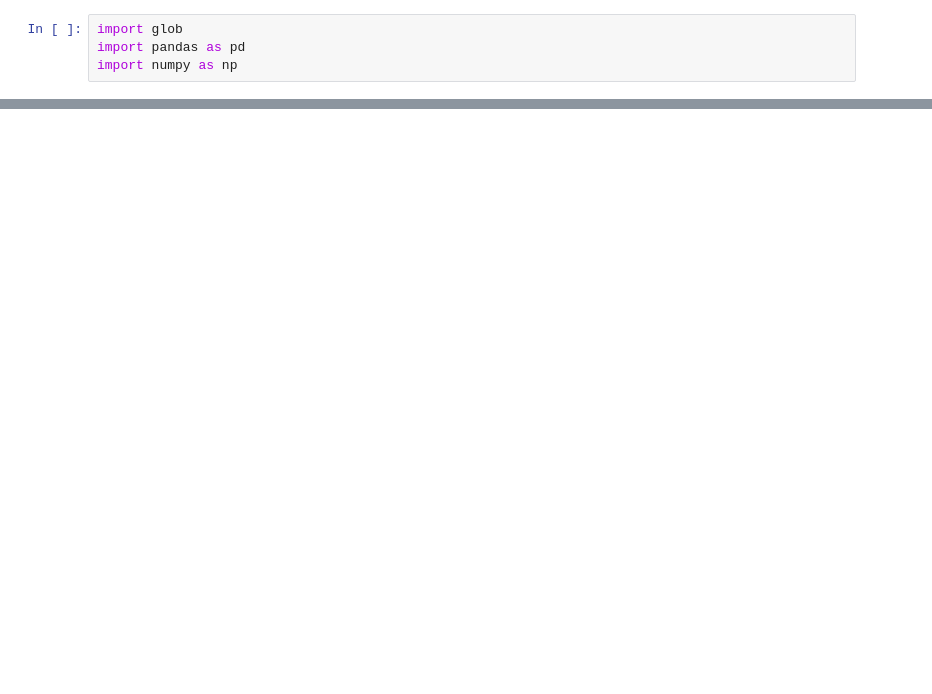
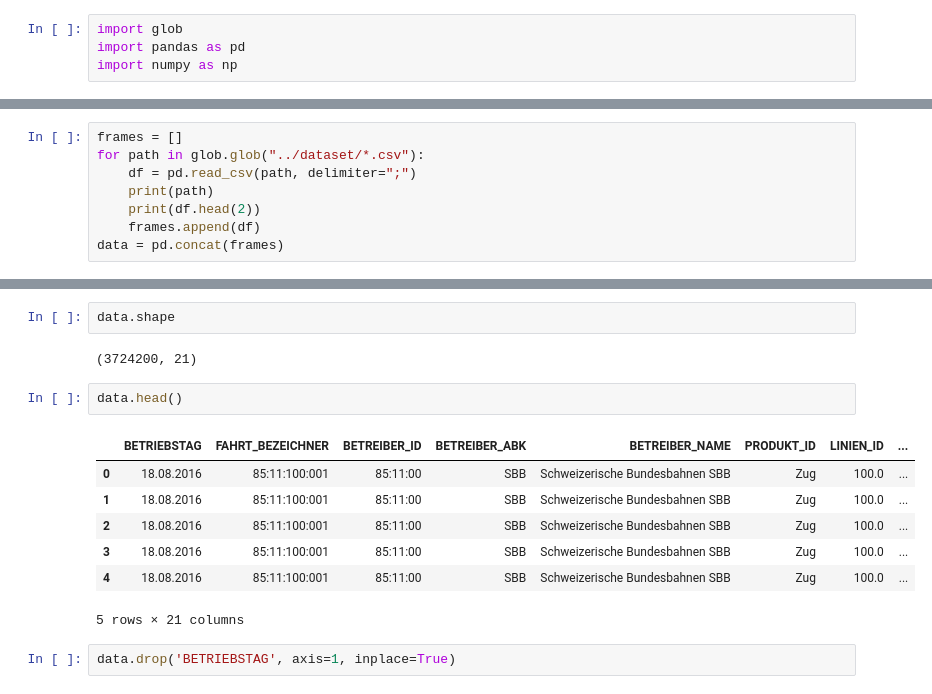
Before and after one commit to IlievskiV/train-bot, a Jupyter notebook: ML/Test_Script.ipynb, the cells around one changed output, grey strips where cells are left out. Cells and saved outputs as stored; diff of their text form; blank space fills up the shorter version.

Commit message:
data load

```diff
--- a/ML/Test_Script.ipynb
+++ b/ML/Test_Script.ipynb
@@ -24,0 +5,8 @@ glob.glob("*.csv")
+# %%
+frames = []
+for path in glob.glob("../dataset/*.csv"):
+    df = pd.read_csv(path, delimiter=";")
+    print(path)
+    print(df.head(2))
+    frames.append(df)
+data = pd.concat(frames)
@@ -24,0 +48,16 @@ glob.glob("*.csv")
+# %%
+data.shape
+# %% [output]
+(3724200, 21)
+# %%
+data.head()
+# %% [output]
+|  | BETRIEBSTAG | FAHRT_BEZEICHNER | BETREIBER_ID | BETREIBER_ABK | BETREIBER_NAME | PRODUKT_ID | LINIEN_ID | ... |
+| 0 | 18.08.2016 | 85:11:100:001 | 85:11:00 | SBB | Schweizerische Bundesbahnen SBB | Zug | 100.0 | ... |
+| 1 | 18.08.2016 | 85:11:100:001 | 85:11:00 | SBB | Schweizerische Bundesbahnen SBB | Zug | 100.0 | ... |
+| 2 | 18.08.2016 | 85:11:100:001 | 85:11:00 | SBB | Schweizerische Bundesbahnen SBB | Zug | 100.0 | ... |
+| 3 | 18.08.2016 | 85:11:100:001 | 85:11:00 | SBB | Schweizerische Bundesbahnen SBB | Zug | 100.0 | ... |
+| 4 | 18.08.2016 | 85:11:100:001 | 85:11:00 | SBB | Schweizerische Bundesbahnen SBB | Zug | 100.0 | ... |
+5 rows × 21 columns
+# %%
+data.drop('BETRIEBSTAG', axis=1, inplace=True)
```
Also changed, not shown: parts of 5 cells of this notebook.
